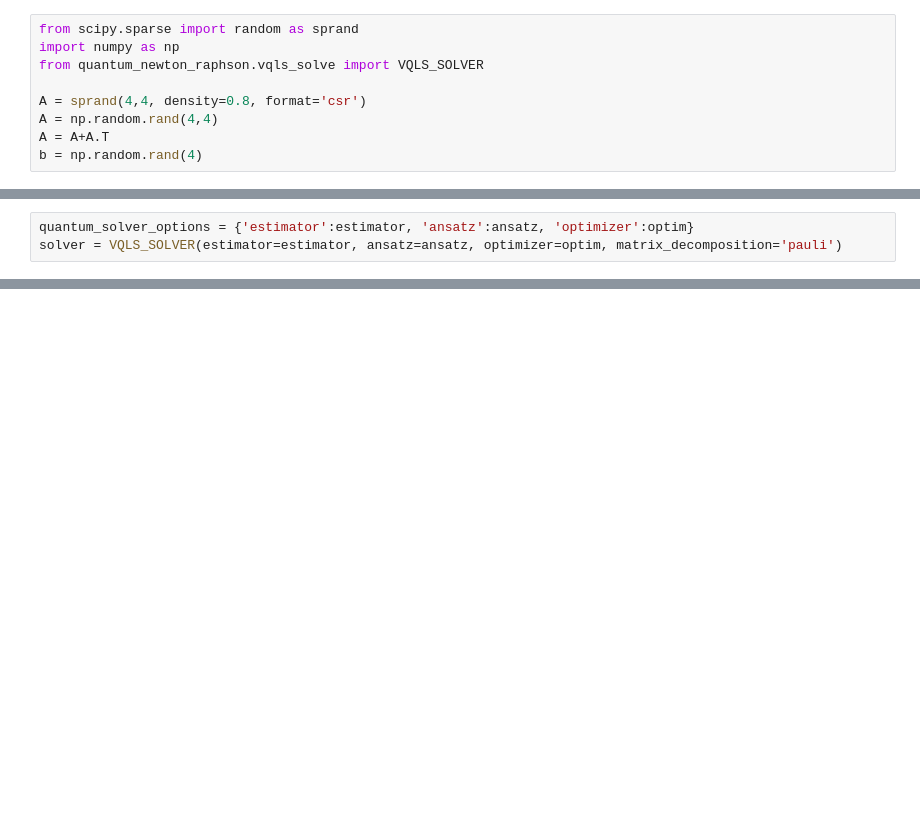
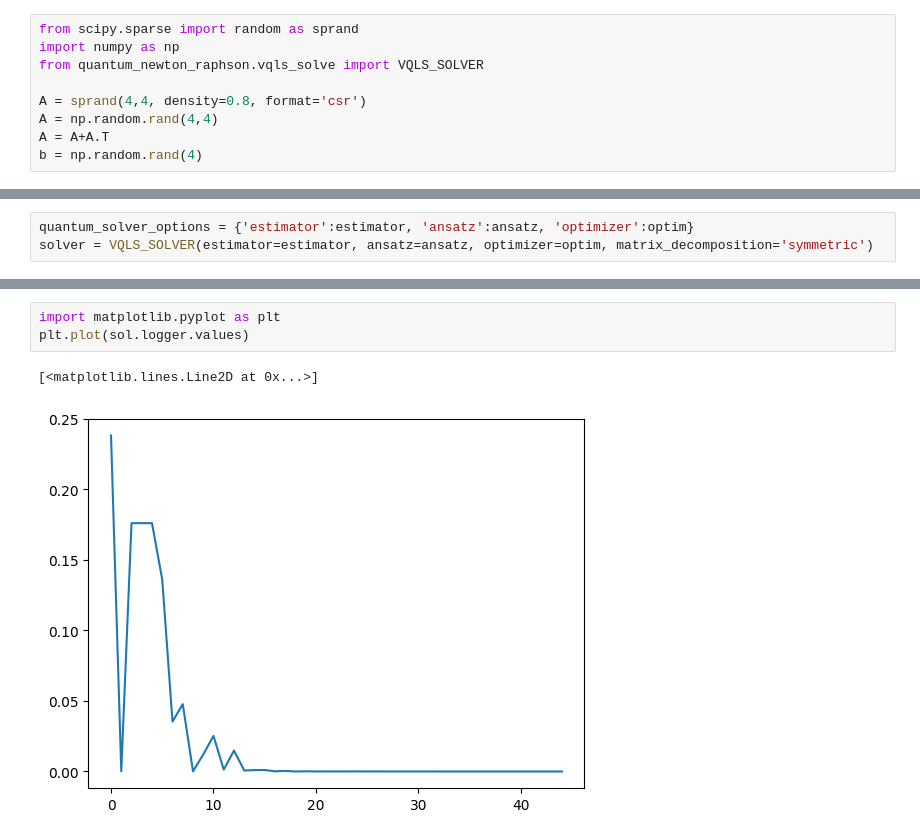
Before and after one commit to QuantumApplicationLab/QuantumNewtonRaphson, a Jupyter notebook: docs/notebooks/vqls.ipynb, the cells around one changed output, grey strips where cells are left out. Cells and saved outputs as stored; diff of their text form; blank space fills up the shorter version.

```diff
--- a/docs/notebooks/vqls.ipynb
+++ b/docs/notebooks/vqls.ipynb
@@ -22,6 +22,6 @@ ansatz = RealAmplitudes(2, reps=3)
 optim = COBYLA()
 # %%
 quantum_solver_options = {'estimator':estimator, 'ansatz':ansatz, 'optimizer':optim}
-solver = VQLS_SOLVER(estimator=estimator, ansatz=ansatz, optimizer=optim, matrix_decomposition='pauli')
+solver = VQLS_SOLVER(estimator=estimator, ansatz=ansatz, optimizer=optim, matrix_decomposition='symmetric')
 # %%
 sol = solver(A, b)
@@ -27,0 +31,6 @@ sol = solver(A, b)
+# %%
+import matplotlib.pyplot as plt
+plt.plot(sol.logger.values)
+# %% [output]
+[<matplotlib.lines.Line2D at 0x...>]
+[figure, added]
```
Also changed, not shown: parts of 7 cells of this notebook, 2 other files.
